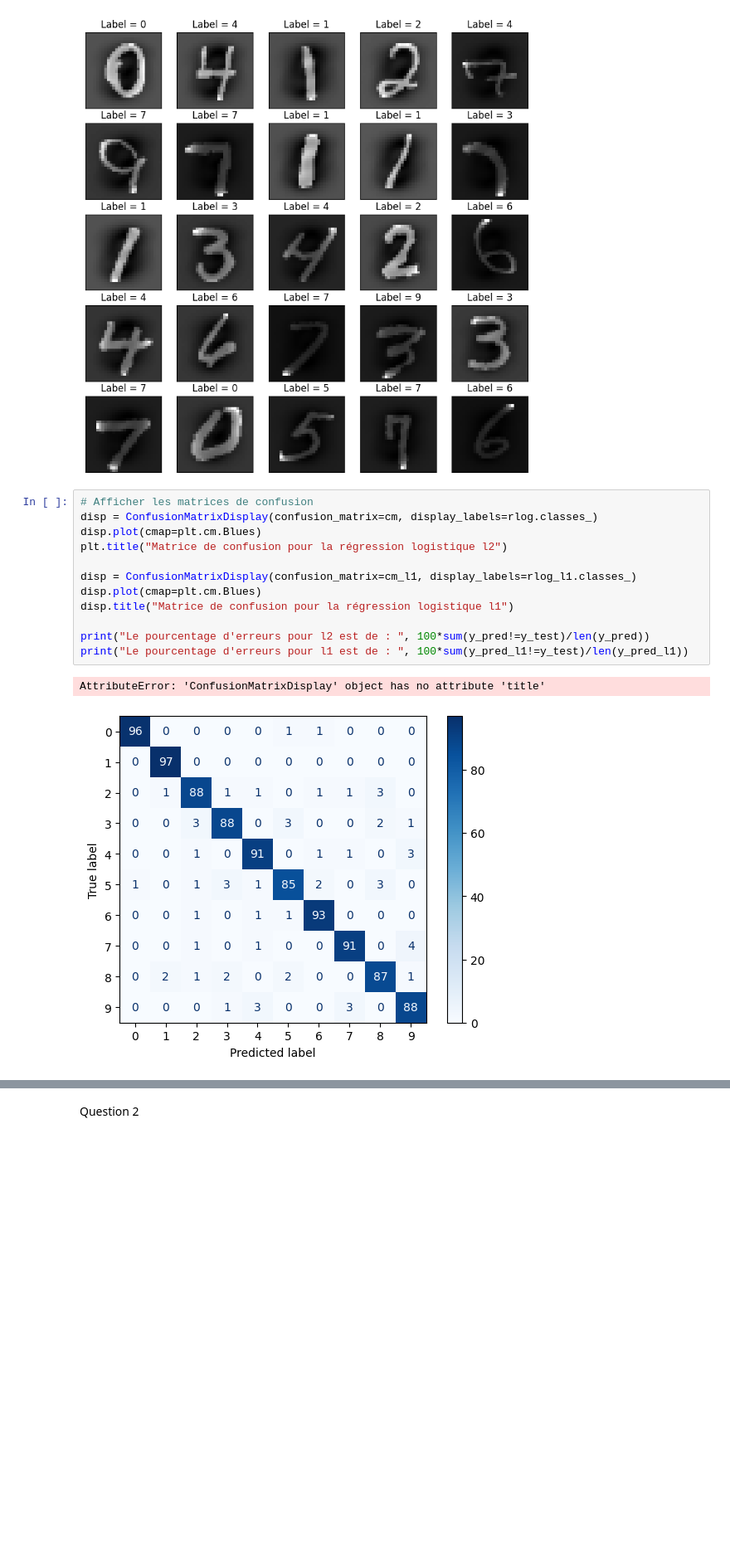
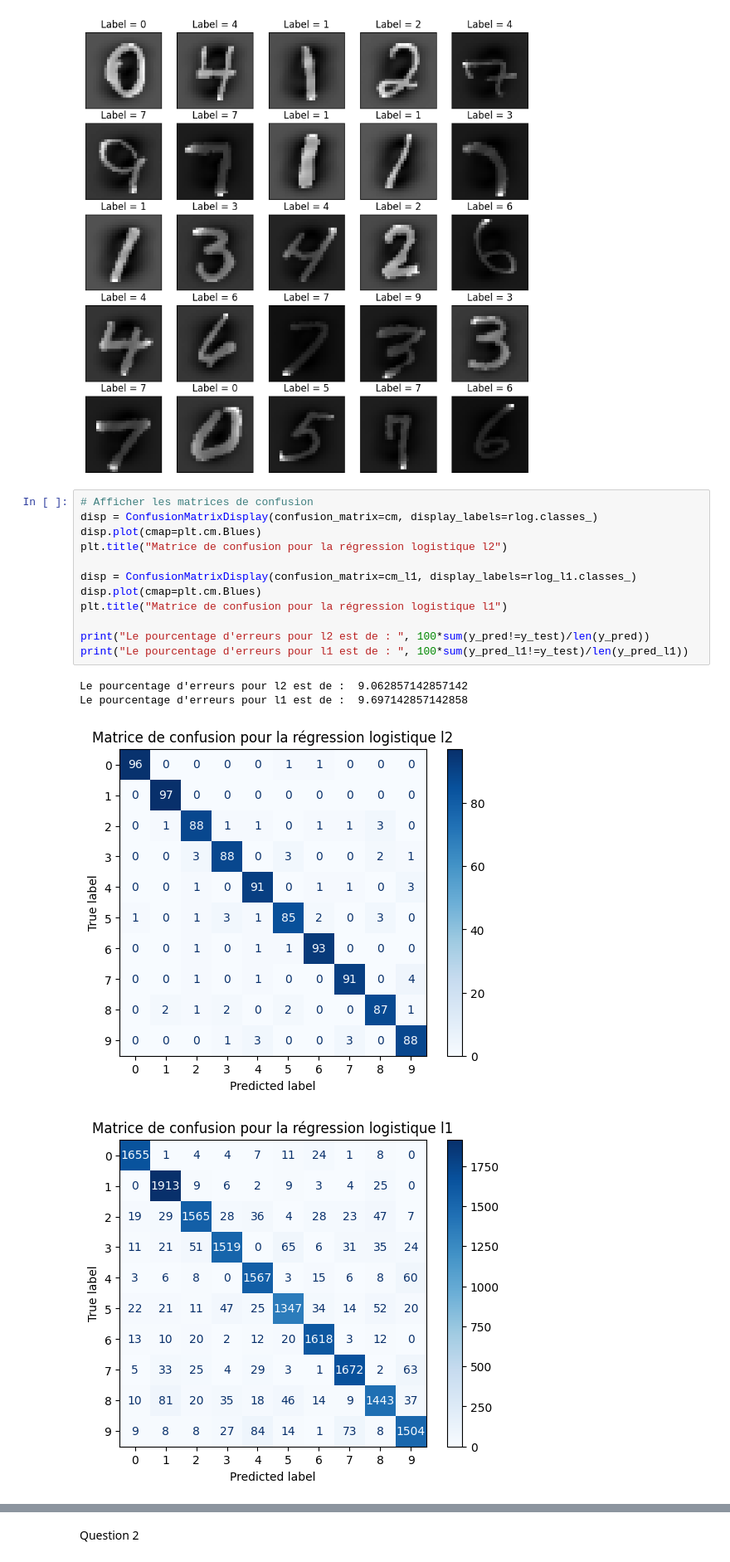
Before and after one commit to elisa943/tp-regression, a Jupyter notebook: tp.ipynb, the cells around one changed output, grey strips where cells are left out. Shown at 83% size. Saved outputs shown, nothing was run; the diff lists cells and outputs as text; blank space fills up the shorter version.

```diff
--- a/tp.ipynb
+++ b/tp.ipynb
@@ -465,18 +517,20 @@ plt.show()
 # %%
 # Afficher les matrices de confusion
 disp = ConfusionMatrixDisplay(confusion_matrix=cm, display_labels=rlog.classes_)
 disp.plot(cmap=plt.cm.Blues)
 plt.title("Matrice de confusion pour la régression logistique l2")
 
 disp = ConfusionMatrixDisplay(confusion_matrix=cm_l1, display_labels=rlog_l1.classes_)
 disp.plot(cmap=plt.cm.Blues)
-disp.title("Matrice de confusion pour la régression logistique l1")
+plt.title("Matrice de confusion pour la régression logistique l1")
 
 print("Le pourcentage d'erreurs pour l2 est de : ", 100*sum(y_pred!=y_test)/len(y_pred))
 print("Le pourcentage d'erreurs pour l1 est de : ", 100*sum(y_pred_l1!=y_test)/len(y_pred_l1))
 # %% [output]
-AttributeError: 'ConfusionMatrixDisplay' object has no attribute 'title'
+Le pourcentage d'erreurs pour l2 est de :  9.062857142857142
+Le pourcentage d'erreurs pour l1 est de :  9.697142857142858
-[figure, old version]
+[figure, new version]
+[figure, added]
 # %%
 coef_l1 = rlog_l1.coef_
 plt.figure(figsize=(10, 10))
```
Also changed, not shown: parts of 24 cells of this notebook.
